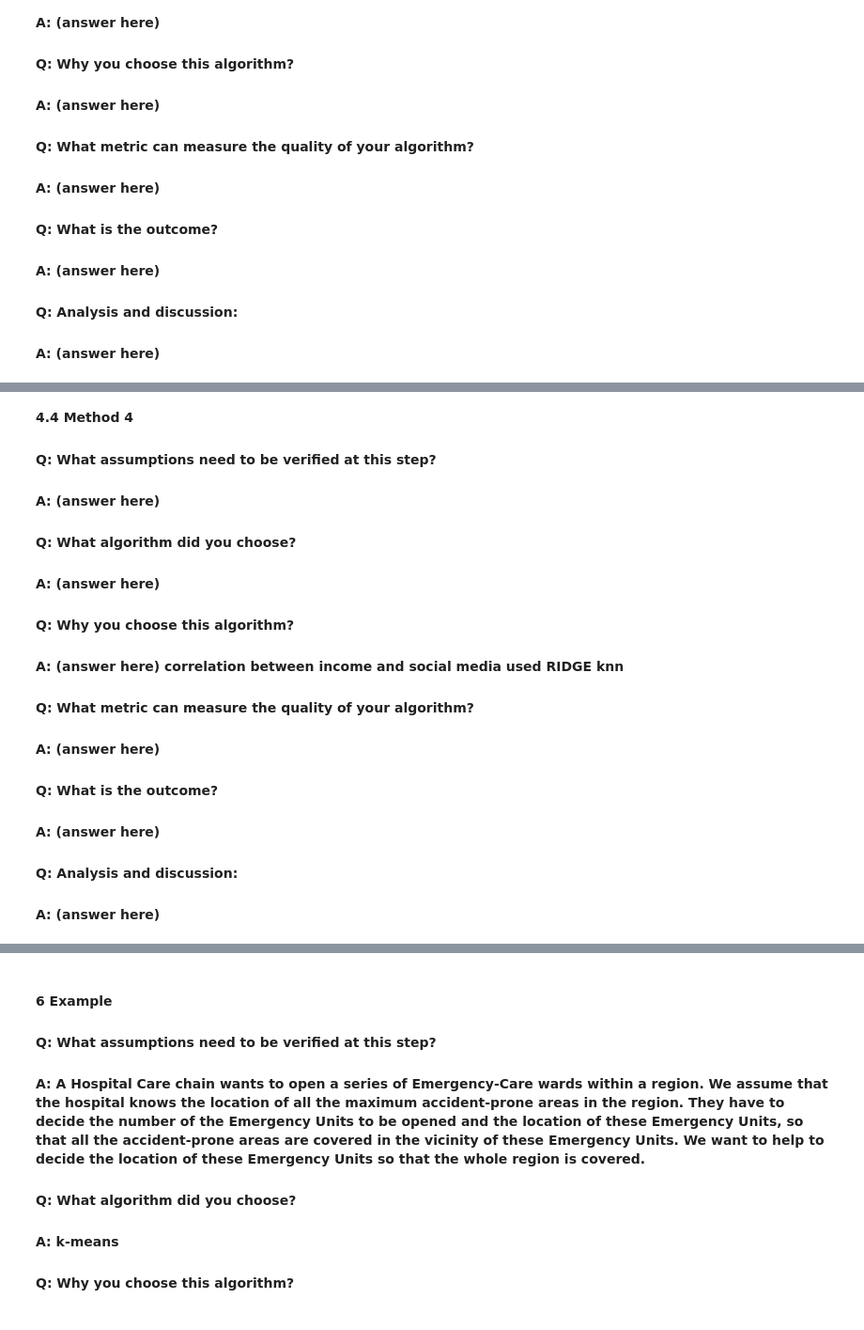
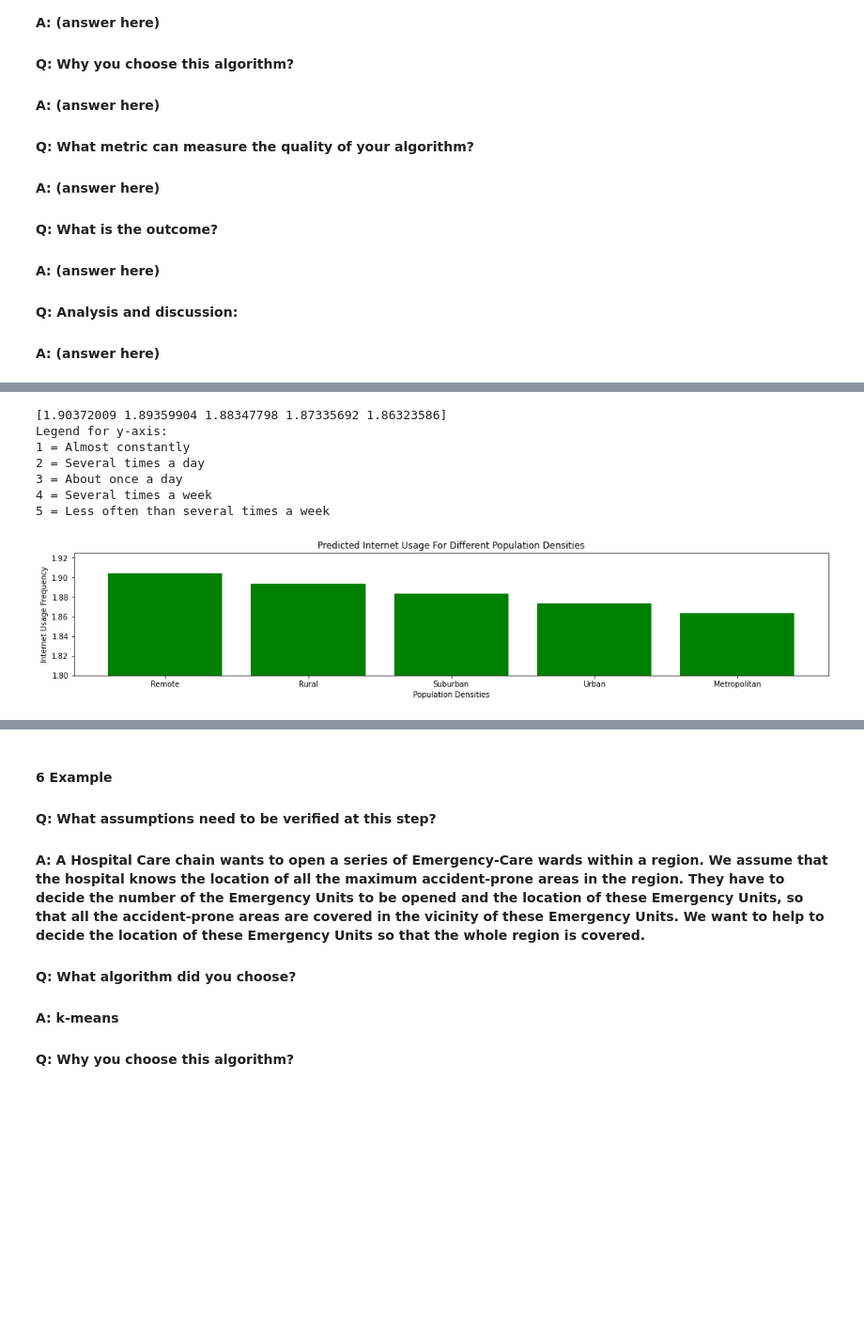
Before and after one commit to truong-ph/CSE487Stocks, a Jupyter notebook: truongph_rchen46.ipynb, the cells around one changed output, grey strips where cells are left out. Shown at 94% size. Drawn from its saved outputs; the diff is of its cells as text; code cells hidden in the pictures; blank space fills up the shorter version.

```diff
--- a/truongph_rchen46.ipynb
+++ b/truongph_rchen46.ipynb
@@ -101,12 +101,22 @@ Please take a look at https://scikit-learn.org/stable/. First of all, understand
 # %%
 from sklearn.linear_model import LinearRegression
+from sklearn.metrics import mean_squared_error
 
 data = df[['density', 'intfreq']].fillna(0)
 
 
 
-X = data[['density']].iloc[:, 0].values.reshape(-1, 1)  # values converts it into a numpy array
-Y = data[['intfreq']].iloc[:, 0].values.reshape(-1, 1)  # -1 means that calculate the dimension of rows, but have 1 column
-linear_regressor = LinearRegression()  # create object for the class
-linear_regressor.fit(X, Y)  # perform linear regression
-Y_pred = linear_regressor.predict(X)  # make prediction
+X = data[['density']].iloc[:, 0].values.reshape(-1, 1)
+Y = data[['intfreq']].iloc[:, 0].values.reshape(-1, 1)
+X = X[:len(X)//2]
+Y = Y[:len(Y)//2]
+linear_regressor = LinearRegression()
+linear_regressor.fit(X, Y)
+
+Xtest = X[len(X)//2:]
+Ytest = Y[len(X)//2:]
+Ypred = linear_regressor.predict(Xtest)
+
+# The mean squared error
+print('Mean squared error: %.2f'
+      % mean_squared_error(Ytest, Ypred))
@@ -120,15 +125,42 @@ plt.show()
-# %% [markdown]
-**4.4 Method 4**
-
-#### Q: What assumptions need to be verified at this step?
-#### A: (answer here)
-#### Q: What algorithm did you choose?
-#### A: (answer here)
-#### Q: Why you choose this algorithm?
-#### A: (answer here) correlation between income and social media used RIDGE knn
-#### Q: What metric can measure the quality of your algorithm?
-#### A: (answer here)
-#### Q: What is the outcome?
-#### A: (answer here)
-#### Q: Analysis and discussion:
-#### A: (answer here)
+# %%
+# code for visualization the outcome
+
+predictions = []
+for i in range(5):
+    newPred = [i+1]
+    predictions.append(newPred)
+predictions = linear_regressor.predict(predictions)
+print(predictions.flatten())
+
+x = [
+    'Remote',
+	'Rural',
+	'Suburban',
+	'Urban',
+	'Metropolitan'
+    ]
+x_pos = [i for i, _ in enumerate(x)]
+f, ax = plt.subplots(figsize=(18,3))
+plt.bar(x, predictions.flatten(), color='green')
+ax.set_ylim(bottom=1.8)
+ax.set_ylim(top=1.925)
+plt.xlabel("Population Densities")
+plt.ylabel("Internet Usage Frequency")
+plt.title("Predicted Internet Usage For Different Population Densities")
+
+print("Legend for y-axis:")
+print('1 = Almost constantly')
+print('2 = Several times a day')
+print('3 = About once a day')
+print('4 = Several times a week')
+print('5 = Less often than several times a week')
+plt.show()
+# %% [output]
+[1.90372009 1.89359904 1.88347798 1.87335692 1.86323586]
+Legend for y-axis:
+1 = Almost constantly
+2 = Several times a day
+3 = About once a day
+4 = Several times a week
+5 = Less often than several times a week
+[figure, added]
```
Also changed, not shown: parts of 16 cells of this notebook.
